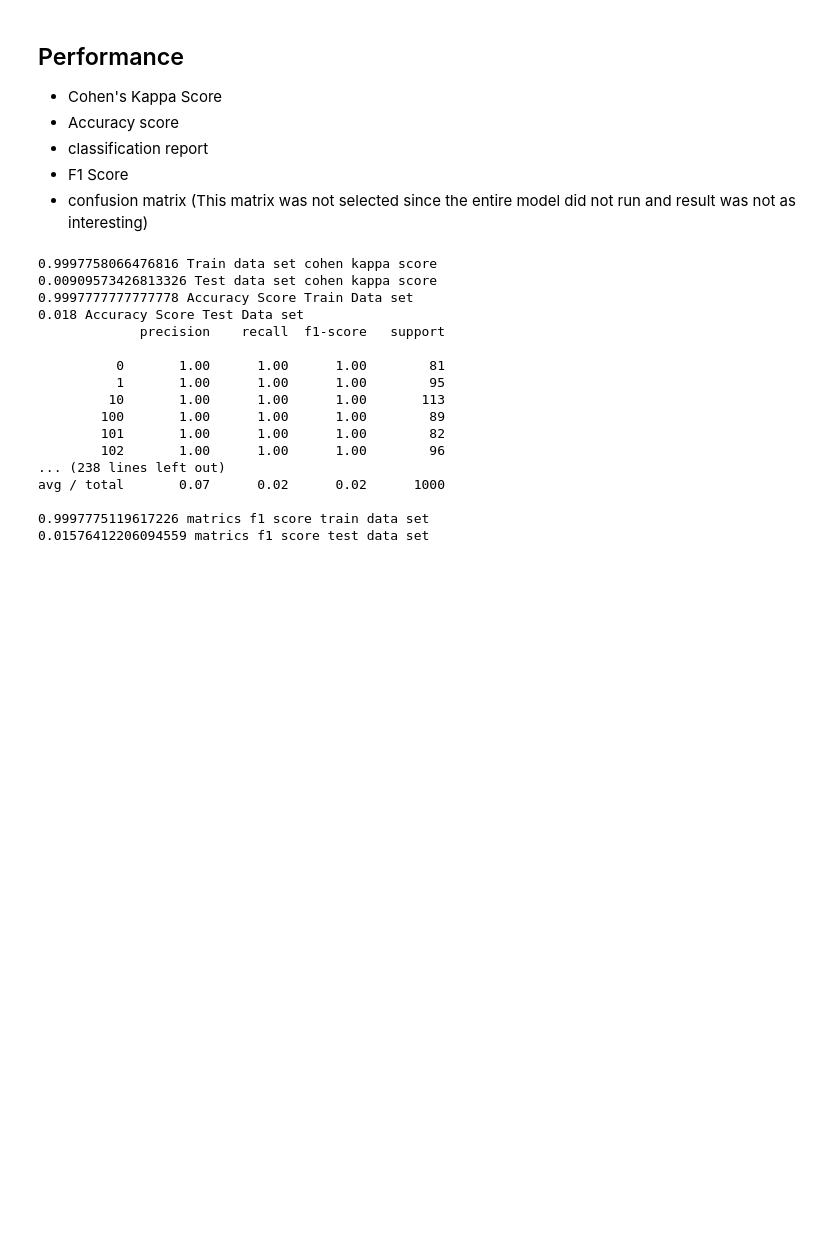
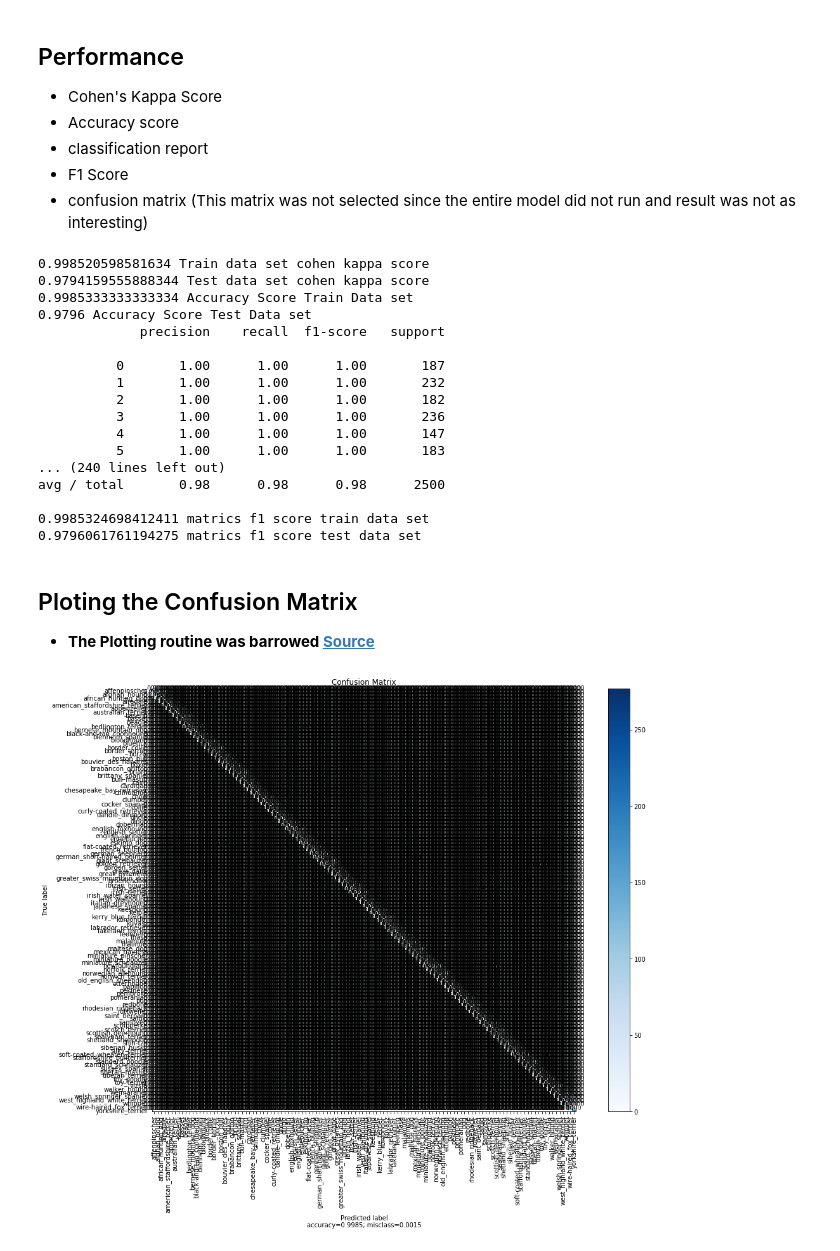
Before and after one commit to Farhad-n/Clasification, a Jupyter notebook: Transfer_Learning_aug.ipynb, the cells around one changed output. Cells and saved outputs as stored; diff of their text form; code cells hidden in the pictures; blank space fills up the shorter version.

```diff
--- a/Transfer_Learning_aug.ipynb
+++ b/Transfer_Learning_aug.ipynb
@@ -243,0 +244,4 @@ block4_pool_features.shape
+# %%
+# converting the y_train from one hot encoding to integer
+ytrain_1 = np.array(y_train_s)
+ytrain1_rdy = [np.where(r==1)[0][0] for r in ytrain_1]
@@ -248,7 +256,7 @@ block4_pool_features.shape
 
 train_set = train_set.reshape(train_set.shape[0],-1)
 X= train_set
-y= y_train_s
+y= ytrain1_rdy
 
 X_train, X_test, y_train, y_test = train_test_split(X, y, test_size=0.1, random_state=42)
 # %% [markdown]
@@ -286,7 +294,7 @@ print(t1-t0,"seconds")
 print(cohen_kappa_score(y_train, pred_Train),'Train data set cohen kappa score')
 print(cohen_kappa_score(y_test, pred_Test),'Test data set cohen kappa score')
 
-#confusion_matrix(y_train, pred_Train)
+confusion_matrix(y_train, pred_Train)
 
 print(accuracy_score(y_train, pred_Train),'Accuracy Score Train Data set')
 print(accuracy_score(y_test, pred_Test), 'Accuracy Score Test Data set')
@@ -297,20 +305,27 @@ print(classification_report(y_test, pred_Test))
 print(metrics.f1_score(y_train, pred_Train,average='weighted'),'matrics f1 score train data set')
 print(metrics.f1_score(y_test, pred_Test,average='weighted'),'matrics f1 score test data set')
 # %% [output]
-0.9997758066476816 Train data set cohen kappa score
-0.00909573426813326 Test data set cohen kappa score
-0.9997777777777778 Accuracy Score Train Data set
-0.018 Accuracy Score Test Data set
+0.998520598581634 Train data set cohen kappa score
+0.9794159555888344 Test data set cohen kappa score
+0.9985333333333334 Accuracy Score Train Data set
+0.9796 Accuracy Score Test Data set
              precision    recall  f1-score   support
 
-          0       1.00      1.00      1.00        81
-          1       1.00      1.00      1.00        95
-         10       1.00      1.00      1.00       113
-        100       1.00      1.00      1.00        89
-        101       1.00      1.00      1.00        82
-        102       1.00      1.00      1.00        96
-... (238 lines left out)
-avg / total       0.07      0.02      0.02      1000
+          0       1.00      1.00      1.00       187
+          1       1.00      1.00      1.00       232
+          2       1.00      1.00      1.00       182
+          3       1.00      1.00      1.00       236
+          4       1.00      1.00      1.00       147
+          5       1.00      1.00      1.00       183
+... (240 lines left out)
+avg / total       0.98      0.98      0.98      2500
 
-0.9997775119617226 matrics f1 score train data set
-0.01576412206094559 matrics f1 score test data set
+0.9985324698412411 matrics f1 score train data set
+0.9796061761194275 matrics f1 score test data set
+# %%
+cm = confusion_matrix(y_train, pred_Train)
+# %%
+target_names = unique_Dog_Breed
+# %% [markdown]
+## Ploting the Confusion Matrix
+* **The Plotting routine was barrowed [Source](https://www.kaggle.com/grfiv4/plot-a-confusion-matrix)**
@@ -316,0 +412,7 @@ avg / total       0.07      0.02      0.02      1000
+# %%
+plot_confusion_matrix(cm           = confusion_matrix(y_train, pred_Train),
+                      normalize    = True,
+                      target_names = unique_Dog_Breed,
+                      title        = "Confusion Matrix")
+# %% [output]
+[figure, added]
```
Also changed, not shown: parts of 10 cells of this notebook, 1 other file.
